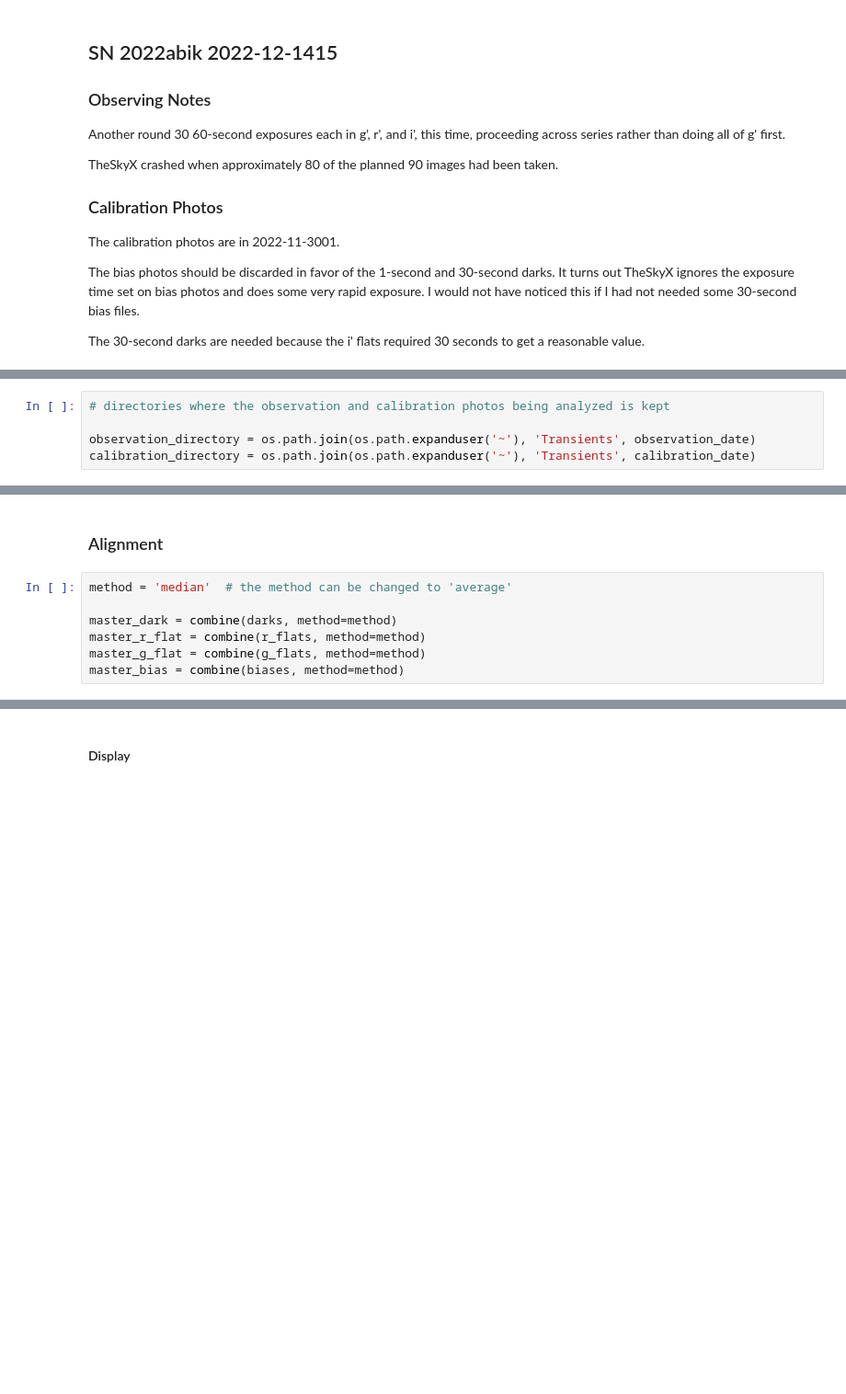
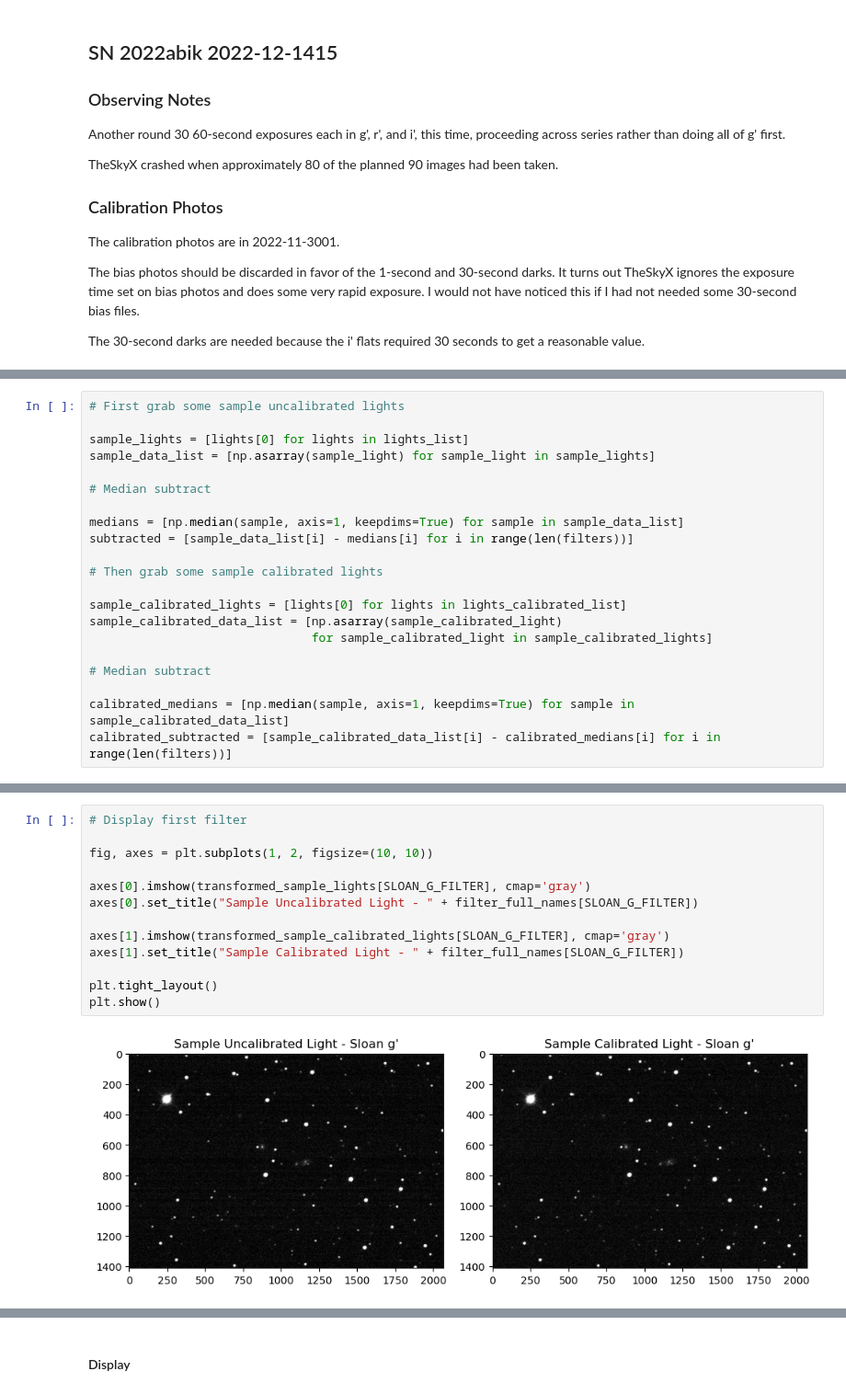
Before and after one commit to brianhill/transient-astronomy, a Jupyter notebook: targets/SN_2022abik/2022-12-1415/analysis-luke.ipynb, the cells around one changed output, grey strips where cells are left out. Shown at 92% size. Drawn from its saved outputs; the diff is of its cells as text; blank space fills up the shorter version.

```diff
--- a/targets/SN_2022abik/2022-12-1415/analysis-luke.ipynb
+++ b/targets/SN_2022abik/2022-12-1415/analysis-luke.ipynb
@@ -60,6 +176,22 @@ bias_exposure = flat_exposure  # our method presumes this equality
 # %%
-# directories where the observation and calibration photos being analyzed is kept
+# First grab some sample uncalibrated lights
 
-observation_directory = os.path.join(os.path.expanduser('~'), 'Transients', observation_date)
-calibration_directory = os.path.join(os.path.expanduser('~'), 'Transients', calibration_date)
+sample_lights = [lights[0] for lights in lights_list]
+sample_data_list = [np.asarray(sample_light) for sample_light in sample_lights]
+
+# Median subtract
+
+medians = [np.median(sample, axis=1, keepdims=True) for sample in sample_data_list]
+subtracted = [sample_data_list[i] - medians[i] for i in range(len(filters))]
+
+# Then grab some sample calibrated lights
+
+sample_calibrated_lights = [lights[0] for lights in lights_calibrated_list]
+sample_calibrated_data_list = [np.asarray(sample_calibrated_light)
+                               for sample_calibrated_light in sample_calibrated_lights]
+
+# Median subtract
+
+calibrated_medians = [np.median(sample, axis=1, keepdims=True) for sample in sample_calibrated_data_list]
+calibrated_subtracted = [sample_calibrated_data_list[i] - calibrated_medians[i] for i in range(len(filters))]
 # %%
@@ -123,10 +209,16 @@ WARNING:astropy:FITSFixedWarning: 'datfix' made the change 'Set MJD-OBS to 59914
-# %% [markdown]
-### Alignment
 # %%
-method = 'median'  # the method can be changed to 'average'
+# Display first filter
 
-master_dark = combine(darks, method=method)
-master_r_flat = combine(r_flats, method=method)
-master_g_flat = combine(g_flats, method=method)
-master_bias = combine(biases, method=method)
+fig, axes = plt.subplots(1, 2, figsize=(10, 10))
+
+axes[0].imshow(transformed_sample_lights[SLOAN_G_FILTER], cmap='gray')
+axes[0].set_title("Sample Uncalibrated Light - " + filter_full_names[SLOAN_G_FILTER])
+
+axes[1].imshow(transformed_sample_calibrated_lights[SLOAN_G_FILTER], cmap='gray')
+axes[1].set_title("Sample Calibrated Light - " + filter_full_names[SLOAN_G_FILTER])
+
+plt.tight_layout()
+plt.show()
+# %% [output]
+[figure, added]
 # %%
```
Also changed, not shown: parts of 18 cells of this notebook.
